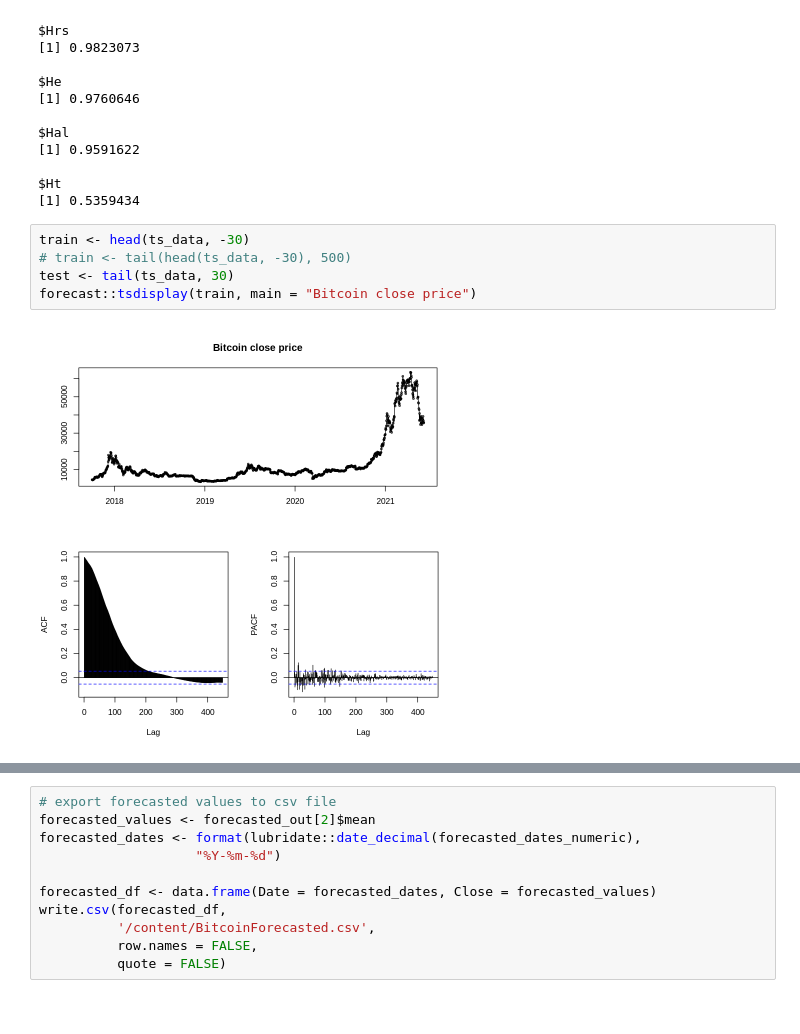
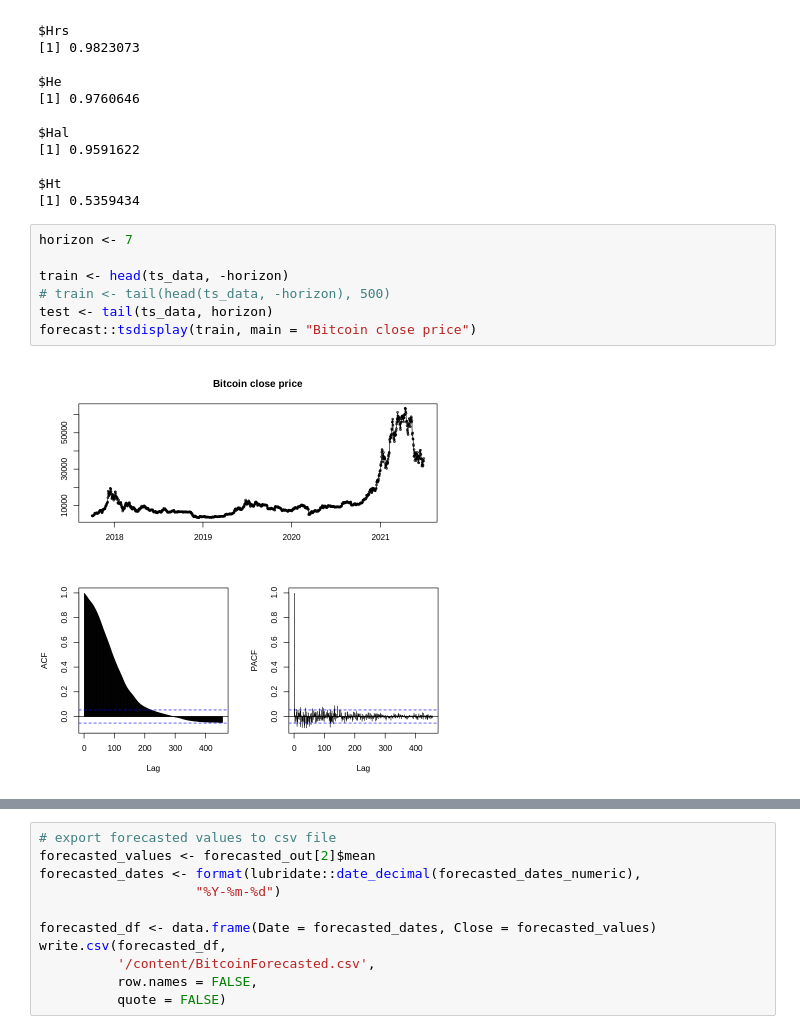
Before and after one commit to MaxPayne5100/CryptoAnalyzer, a Jupyter notebook: R-crypto_forecasting/ArfimaForecast.ipynb, the cells around one changed output, grey strips where cells are left out. Saved outputs shown, nothing was run; the diff lists cells and outputs as text.

```diff
--- a/R-crypto_forecasting/ArfimaForecast.ipynb
+++ b/R-crypto_forecasting/ArfimaForecast.ipynb
@@ -139,10 +141,12 @@ $Hal
 $Ht
 [1] 0.5359434
 # %%
-train <- head(ts_data, -30)
-# train <- tail(head(ts_data, -30), 500)
-test <- tail(ts_data, 30)
+horizon <- 7
+
+train <- head(ts_data, -horizon)
+# train <- tail(head(ts_data, -horizon), 500)
+test <- tail(ts_data, horizon)
 forecast::tsdisplay(train, main = "Bitcoin close price")
 # %% [output]
-[figure, old version]
+[figure, new version]
 # %%
```
Also changed, not shown: parts of 13 cells of this notebook, 1 other file.
